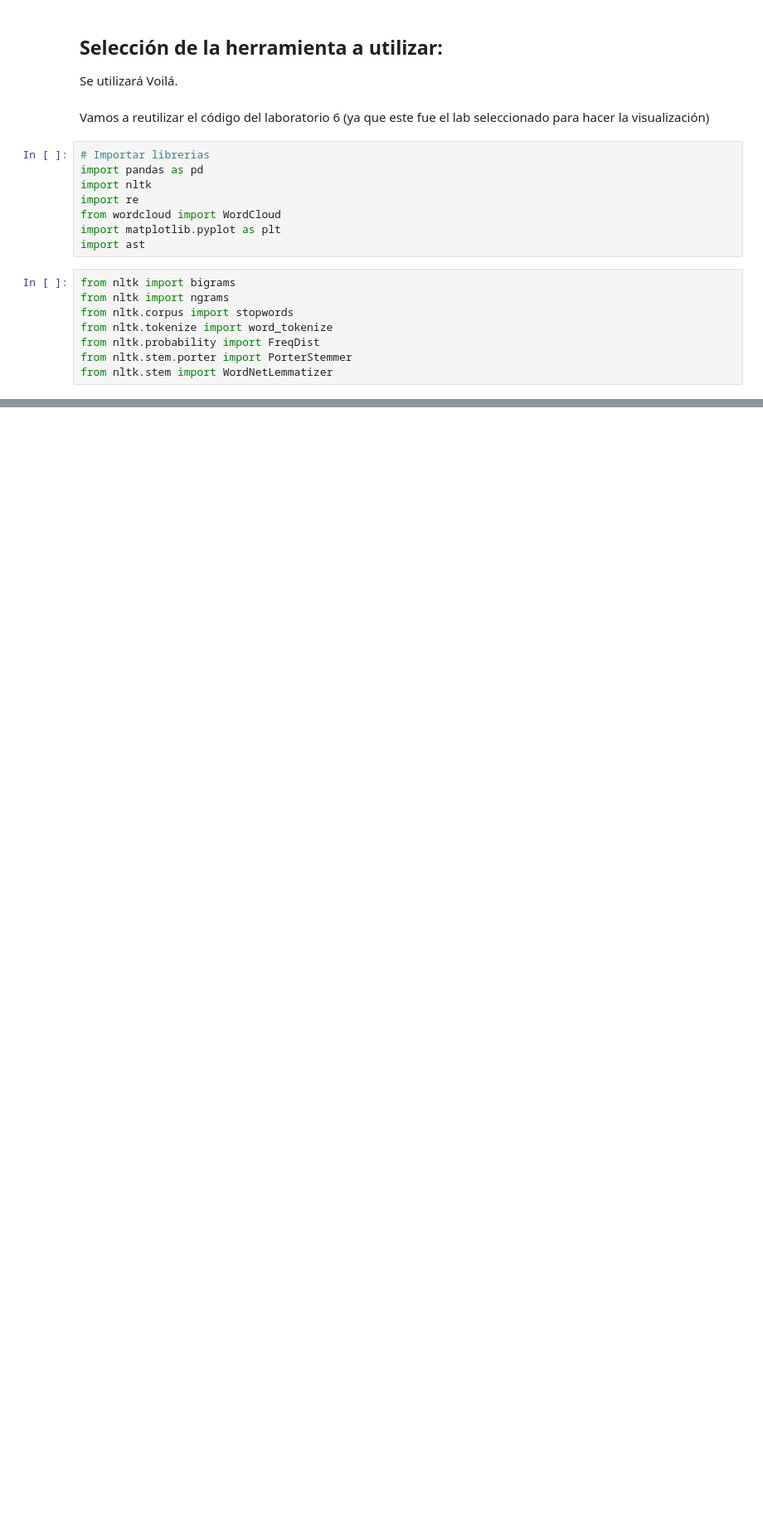
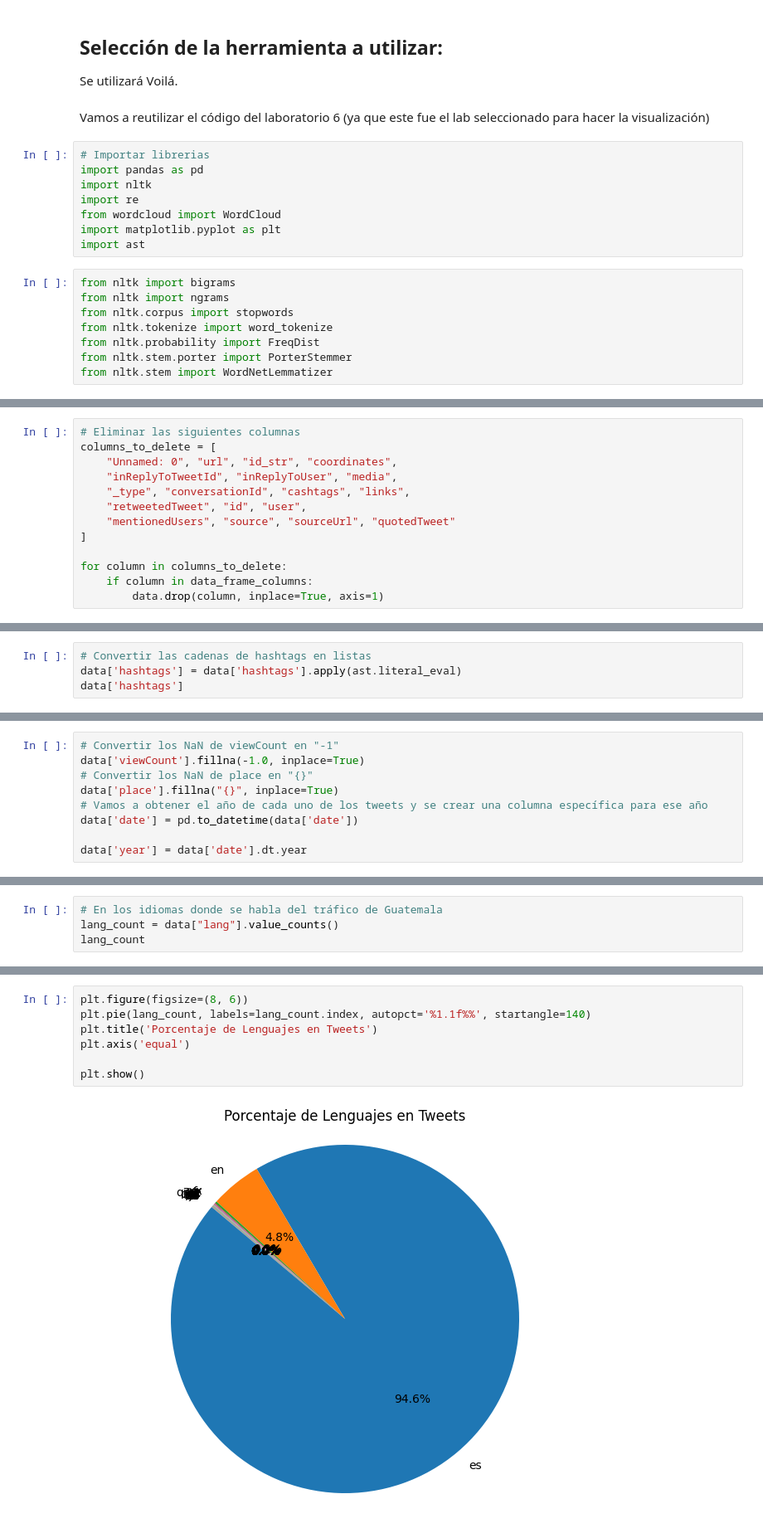
Before and after one commit to CrisLayB/DataScience_Lab09, a Jupyter notebook: Lab09.ipynb, the cells around one changed output, grey strips where cells are left out. Shown: that part at 83% size. Cells and saved outputs as stored; diff of their text form; blank space fills up the shorter version.

```diff
--- a/Lab09.ipynb
+++ b/Lab09.ipynb
@@ -75,0 +90,13 @@ ParserError: ignored
+# %%
+# Eliminar las siguientes columnas
+columns_to_delete = [
+    "Unnamed: 0", "url", "id_str", "coordinates",
+    "inReplyToTweetId", "inReplyToUser", "media",
+    "_type", "conversationId", "cashtags", "links",
+    "retweetedTweet", "id", "user",
+    "mentionedUsers", "source", "sourceUrl", "quotedTweet"
+]
+
+for column in columns_to_delete:
+    if column in data_frame_columns:
+        data.drop(column, inplace=True, axis=1)
@@ -75,0 +166,4 @@ ParserError: ignored
+# %%
+# Convertir las cadenas de hashtags en listas
+data['hashtags'] = data['hashtags'].apply(ast.literal_eval)
+data['hashtags']
@@ -75,0 +183,9 @@ ParserError: ignored
+# %%
+# Convertir los NaN de viewCount en "-1"
+data['viewCount'].fillna(-1.0, inplace=True)
+# Convertir los NaN de place en "{}"
+data['place'].fillna("{}", inplace=True)
+# Vamos a obtener el año de cada uno de los tweets y se crear una columna específica para ese año
+data['date'] = pd.to_datetime(data['date'])
+
+data['year'] = data['date'].dt.year
@@ -75,0 +203,4 @@ ParserError: ignored
+# %%
+# En los idiomas donde se habla del tráfico de Guatemala
+lang_count = data["lang"].value_counts()
+lang_count
@@ -76 +225,10 @@ ParserError: ignored
+# %%
+plt.figure(figsize=(8, 6))
+plt.pie(lang_count, labels=lang_count.index, autopct='%1.1f%%', startangle=140)
+plt.title('Porcentaje de Lenguajes en Tweets')
+plt.axis('equal')
+
+plt.show()
+# %% [output]
+[figure, added]
 # %%
```
Also changed, not shown: parts of 35 cells of this notebook.
